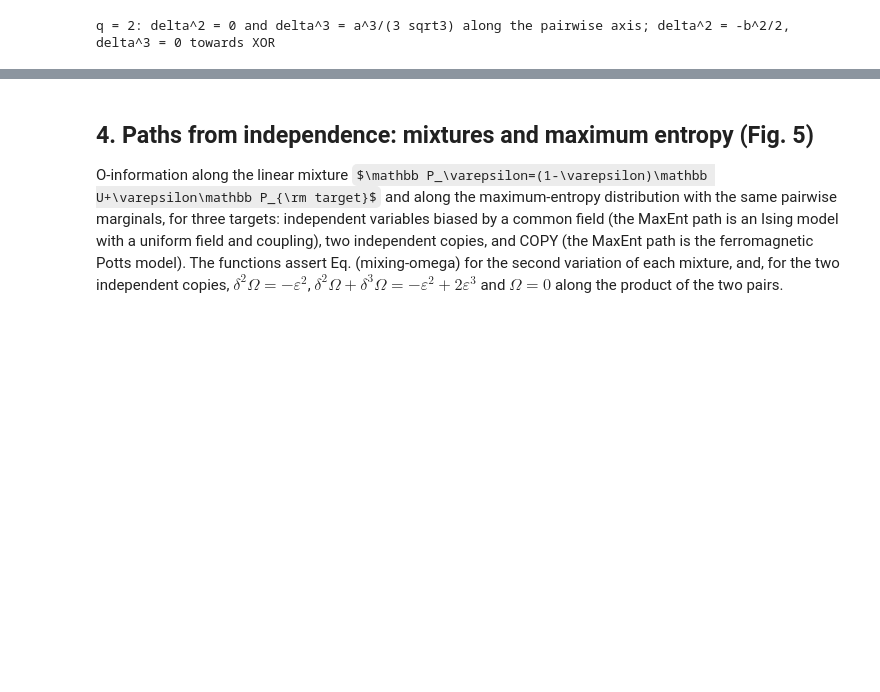
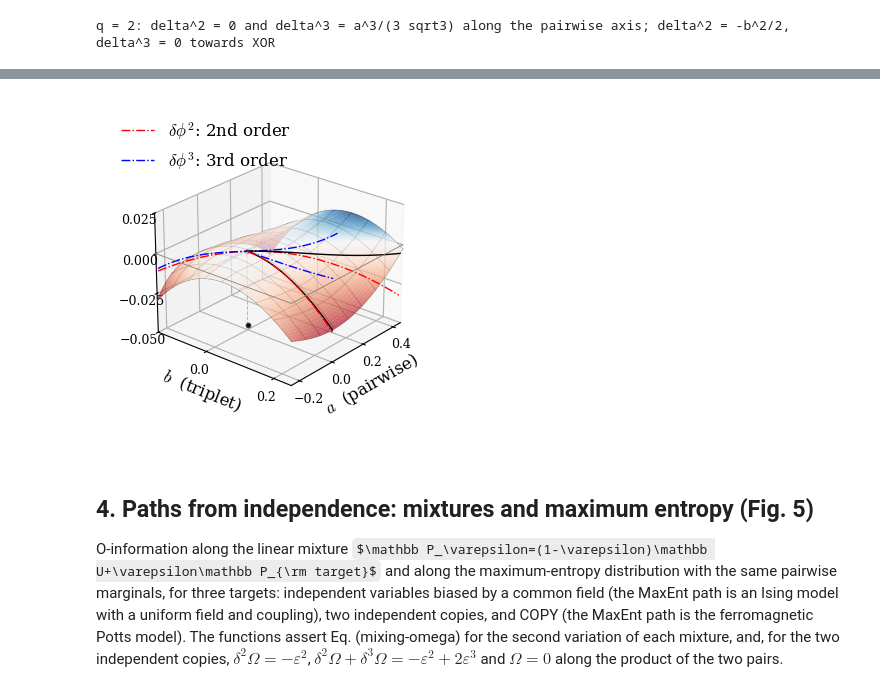
Before and after one commit to GuEMM/OrderWeights, a Jupyter notebook: notebooks/reproduce_figures_and_tables.ipynb, the cells around one changed output, grey strips where cells are left out. Drawn from its saved outputs; the diff is of its cells as text; code cells hidden in the pictures; some formulas as TeX source; blank space fills up the shorter version.

```diff
--- a/notebooks/reproduce_figures_and_tables.ipynb
+++ b/notebooks/reproduce_figures_and_tables.ipynb
@@ -488,3 +666,101 @@ q = 2: delta^2 = 0 and delta^3 = a^3/(3 sqrt3) along the pairwise axis; delta^2
+# %%
+# ---------- SI Fig. S1, panel c: zoom around U, with the second (red) and third (blue) variations along the
+# line through U towards COPY and along the path towards GXOR
+fs = 12
+
+q = 3
+sl = Slice(q)
+X = sl.X
+copy = (X.min(1) == X.max(1)).astype(float); copy /= copy.sum()
+gxor = ((X.sum(1) % q) == 0).astype(float); gxor /= gxor.sum()
+ac, bc = sl.coords(copy)          # (sqrt6, sqrt2): tilted, COPY carries the triplet component of GXOR
+ag, bg = sl.coords(gxor)          # (0, sqrt2)
+
+# zoom region around U (inside the triangle); same a, b as the cube in panel b
+a = np.linspace(-0.25, 0.45, 81)
+b = np.linspace(-0.15, 0.25, 65)
+A, Bt = np.meshgrid(a, b)
+
+P = np.stack([sl.P(x, y) for x, y in zip(A.ravel(), Bt.ravel())])
+assert P.min() > 0, "region must lie inside the simplex"
+Z = np.array([sl.omega(p) for p in P]).reshape(A.shape)
+
+plt.rcParams.update({"font.family": "serif", "mathtext.fontset": "cm", "font.size": 9,
+                     "axes.labelcolor": "black"})
+
+fig = plt.figure(figsize=(5.2, 4.4))
+ax = fig.add_subplot(111, projection="3d")
+
+norm = TwoSlopeNorm(vmin=Z.min(), vcenter=0.0, vmax=Z.max())
+cmap = plt.get_cmap("RdBu")
+zfloor = Z.min() - 0.25 * (Z.max() - Z.min())
+clip = lambda z: np.where((z >= zfloor) & (z <= Z.max()), z, np.nan)
+
+ax.plot_surface(A, Bt, Z, facecolors=cmap(norm(Z)), rstride=1, cstride=1,
+                linewidth=0, antialiased=True, alpha=0.75, shade=False)
+
+# iso-parameter lines
+for i in range(0, len(b), 8):
+    ax.plot(A[i], Bt[i], Z[i], color=SL_INK, lw=0.5, alpha=0.6)
+for j in range(0, len(a), 10):
+    ax.plot(A[:, j], Bt[:, j], Z[:, j], color=SL_INK, lw=0.5, alpha=0.6)
+
+def t_to_edge(d0, d1):
+    """Largest t >= 0 with t*(d0, d1) inside the zoom rectangle."""
+    ts = []
+    for comp, lo, hi in ((d0, a.min(), a.max()), (d1, b.min(), b.max())):
+        if comp > 1e-12:  ts.append(hi / comp)
+        if comp < -1e-12: ts.append(lo / comp)
+    return min(ts)
+
+# mixing paths from U, up to the edge of the zoom region
+for (a1, b1) in ((ac, bc), (ag, bg)):
+    t = np.linspace(0, t_to_edge(a1, b1) - 1e-9, 80)
+    pa, pb = t * a1, t * b1
+    pz = np.array([sl.omega(sl.P(x, y)) for x, y in zip(pa, pb)])
+    ax.plot(pa, pb, pz, color="k", lw=1, zorder=10)
+
+ax.plot([a.min(), a.max(), a.max()], [b.min(), b.min(), b.max()], [0] * 3,
+        color="#b5b5b0", lw=0.6, alpha=0.8)
+ax.plot([a.max(), a.min(), a.min()], [b.max(), b.max(), b.min()], [0] * 3,
+        color="#83837b", lw=0.6, alpha=1, zorder=20)
+
+# second- and third-order terms along the COPY line through U (both directions)
+tc = np.linspace(-t_to_edge(-ac, -bc) + 1e-9, t_to_edge(ac, bc) - 1e-9, 200)
+ca, cb = tc * ac, tc * bc
+c_terms = np.array([sl.terms(sl.P(x, y)) for x, y in zip(ca, cb)])
+ax.plot(ca, cb, clip(c_terms[:, 0]), "-.", color="red", lw=1.0, zorder=9, label=r"$\delta\phi^{2}$: 2nd order")
+ax.plot(ca, cb, clip(c_terms[:, 1]), "-.", color="blue", lw=1.0, zorder=9, label=r"$\delta\phi^{3}$: 3rd order")
+
+# and along the GXOR path; for q = 3 the third-order term no longer vanishes (3(1,1,1) = 0 mod 3)
+tg = np.linspace(0, t_to_edge(ag, bg) - 1e-9, 120)
+gb = tg * bg
+g_terms = np.array([sl.terms(sl.P(0.0, y)) for y in gb])
+assert np.allclose(g_terms[:, 0], -gb ** 2 / 2)          # lambda_3 = -1, chi^2_3 = b^2
+ax.plot(0 * gb, gb, clip(g_terms[:, 1]), "-.", color="blue", lw=1., zorder=12)
+ax.plot(0 * gb, gb, clip(g_terms[:, 0]), "-.", color="red", lw=1., zorder=13)
+
+ax.scatter([0], [0], [0], color="white", edgecolor=SL_INK, s=10, zorder=20)
+ax.plot([0, 0], [0, 0], [zfloor, 0], linestyle="dashed", color="#b5b5b0", lw=0.7, zorder=0.5)
+ax.scatter(0, 0, zfloor, color="black", edgecolor=SL_INK, s=10, zorder=0, depthshade=False)
+
+ax.set_xlim(a.min(), a.max())
+ax.set_ylim(b.max(), b.min())
+ax.set_zlim(zfloor, Z.max())
+ax.set_xlabel(r"$a$  (pairwise)", labelpad=2, fontsize=fs)
+ax.set_ylabel(r"$b$  (triplet)", labelpad=2, fontsize=fs)
+ax.set_zticks([-0.05, -0.025, 0, 0.025])
+ax.set_xticks(np.arange(-0.2, 0.5, 0.2))
+ax.set_yticks(np.arange(0.0, 0.3, 0.2))
+ax.tick_params(labelsize=fs - 3, pad=0., colors="black")
+ax.view_init(elev=25, azim=-140)
+ax.set_box_aspect(aspect=None, zoom=0.8)
+ax.legend(loc="upper left", frameon=False, fontsize=fs)
+
+save(fig, "SI_Figure_1_Curvature_phi_q3_c", dpi=600)
+plt.show()
+# %% [output]
+[figure, added]
 # %% [markdown]
 ## 4. Paths from independence: mixtures and maximum entropy (Fig. 5)
 
```
Also changed, not shown: parts of 6 cells of this notebook.
